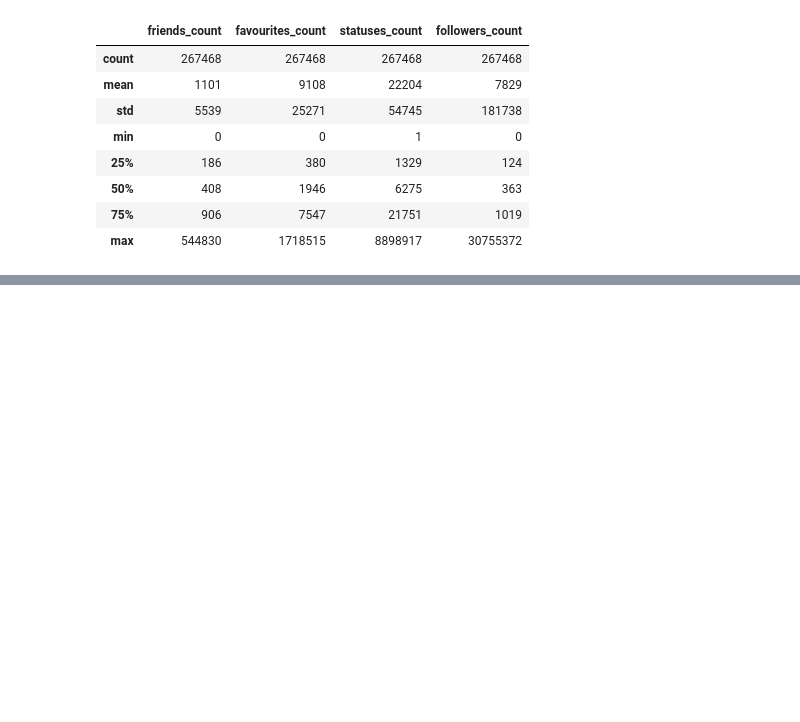
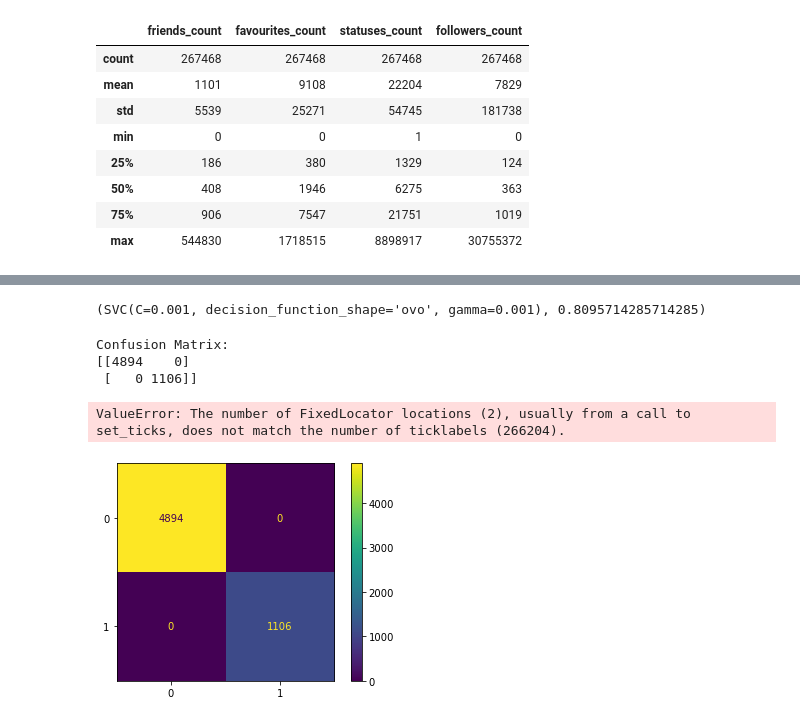
Before and after one commit to cug-sun/IF29_projet, a Jupyter notebook: Code définitif GR05.ipynb, the cells around one changed output, grey strips where cells are left out. Cells and saved outputs as stored; diff of their text form; code cells hidden in the pictures; blank space fills up the shorter version.

```diff
--- a/Code définitif GR05.ipynb
+++ b/Code définitif GR05.ipynb
@@ -136,3 +137,6 @@ features.dropna(inplace=True)
 from sklearn import preprocessing
 
 features_normalized = preprocessing.normalize(features.iloc[:,[1,2,3,4]])
+features_normalized = pd.DataFrame(features_normalized)
+features_normalized.columns = ['vis','r_fri_follow','avg_fav','frequency']
+features_normalized
@@ -285,9 +303,9 @@ label
 Length: 266204, dtype: int64
 # %%
 # Application de la méthode SVM
-data = features.iloc[:,[1,2,3,4]]
+data = features_normalized
 data["label"] = label
-data = data.sample(150000) # On prend un échantillon de taille 50000
+data = data.sample(20000) # On prend un échantillon de taille 50000
 
 X = data.iloc[:,[0,1,2,3]]
 Y = data.iloc[:,[4]]
@@ -296,13 +314,45 @@ Y = Y.to_numpy().T[0]
 
 from sklearn import svm
 from sklearn.model_selection import train_test_split
+from sklearn.model_selection import GridSearchCV
 from sklearn.metrics import accuracy_score, classification_report
 
 X_train, X_test, y_train, y_test = train_test_split(X, Y,
-                                    test_size=0.3, random_state=42)         # On sépare les jeux d'entrâinement et de test
+                                    test_size=0.3, random_state=42) # On sépare les jeux d'entrâinement et de test
 
+
+parameters = {'C':[0.001],
+              'kernel':['rbf'],
+             'gamma':[0.001,0.1],
+              'decision_function_shape':['ovo'],
+
+             }
 svm_clf = svm.SVC()
-svm_clf.fit(X_train, y_train)
+#svm_clf = svm.SVC()
+#svm_clf.fit(X_train, y_train)
+
+clf = GridSearchCV(svm_clf, parameters)
+clf.fit(X_train, y_train)
+
+a=pd.DataFrame(clf.cv_results_)
+a.sort_values(['mean_test_score'],ascending=False)
+clf.best_estimator_,clf.best_score_
 
 prediction1 = svm_clf.predict(X_test)
 print(accuracy_score(y_test,prediction1),'\n',classification_report(y_test,prediction1))
+# %% [output]
+(SVC(C=0.001, decision_function_shape='ovo', gamma=0.001), 0.8095714285714285)
+# %%
+from sklearn.metrics import confusion_matrix, ConfusionMatrixDisplay
+cm = confusion_matrix(y_true=y_test, y_pred=y_test)
+print("Confusion Matrix: ")
+print(cm)
+disp = ConfusionMatrixDisplay(confusion_matrix=cm, display_labels=label)
+disp.plot()
+plt.show()
+# %% [output]
+Confusion Matrix:
+[[4894    0]
+ [   0 1106]]
+ValueError: The number of FixedLocator locations (2), usually from a call to set_ticks, does not match the number of ticklabels (266204).
+[figure, added]
```
Also changed, not shown: parts of 7 cells of this notebook.
